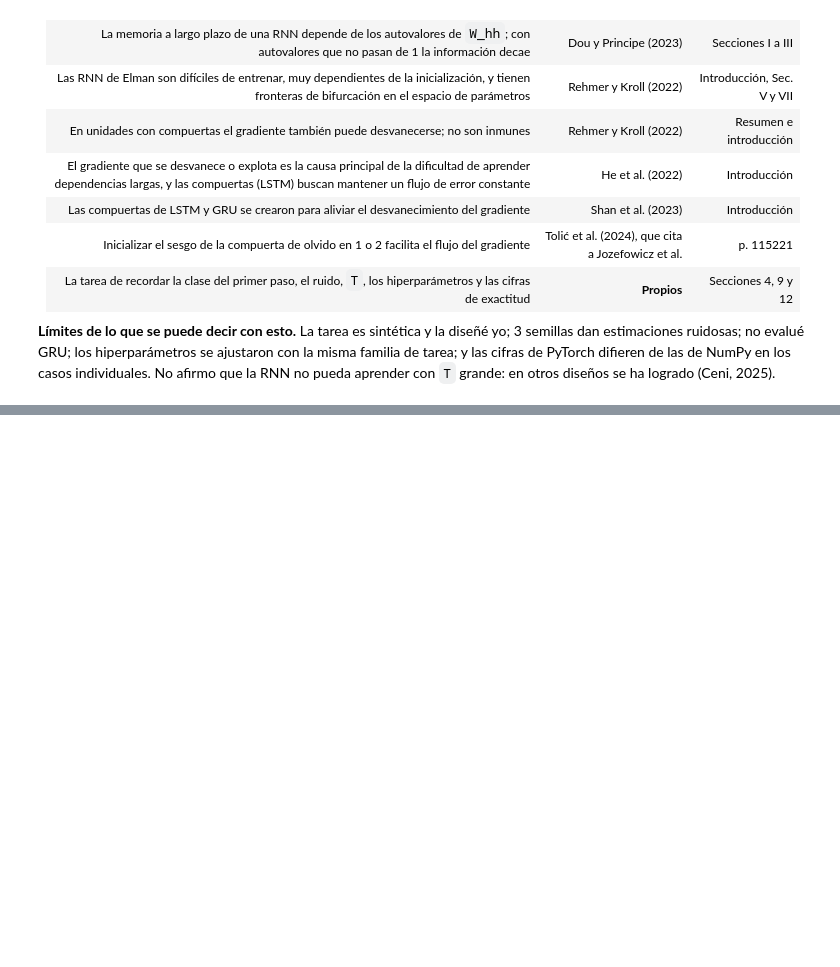
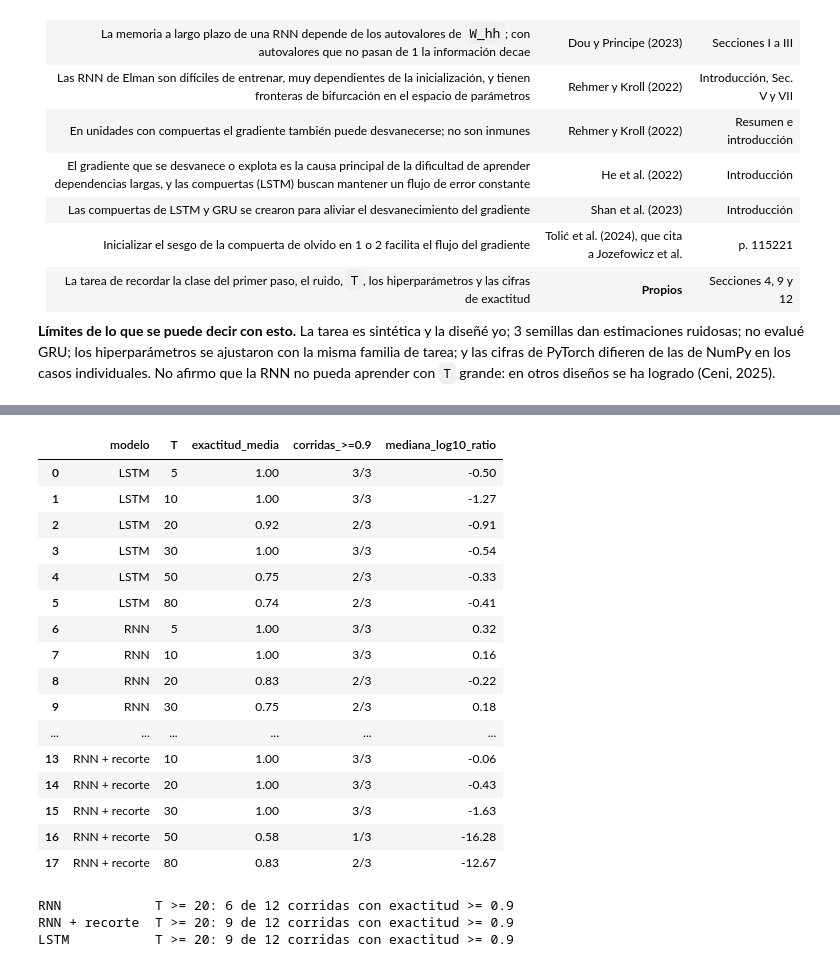
Before and after one commit to darkJCdark/pucp-2026-2-inf659-advanced-data-mining-techniques-intelligent-systems, a Jupyter notebook: 2. Semanas/S11/Vibe Quest/vibe_quest_s11_gradientes_rnn_lstm.ipynb, the cells around one changed output, grey strips where cells are left out. Drawn from its saved outputs; the diff is of its cells as text; code cells hidden in the pictures; blank space fills up the shorter version.

```diff
--- a/2. Semanas/S11/Vibe Quest/vibe_quest_s11_gradientes_rnn_lstm.ipynb
+++ b/2. Semanas/S11/Vibe Quest/vibe_quest_s11_gradientes_rnn_lstm.ipynb
@@ -492,0 +597,33 @@ Estas cifras salen de una ejecución en Google Colab con `torch 2.11.0` (CPU, 1
+# %%
+filas = []
+for (modelo, T), g in resultados.groupby(["modelo", "T"]):
+    filas.append({"modelo": modelo, "T": T, "exactitud_media": g.exactitud_prueba.mean(),
+                  "corridas_>=0.9": f"{int((g.exactitud_prueba >= 0.9).sum())}/{len(g)}",
+                  "mediana_log10_ratio": g.log10_ratio_grad.median()})
+resumen_lectura = pd.DataFrame(filas).round(2)
+display(resumen_lectura)
+largas = resultados[resultados["T"] >= 20]
+for modelo in ["RNN", "RNN + recorte", "LSTM"]:
+    sub = largas[largas.modelo == modelo]
+    print(f"{modelo:<14} T >= 20: {int((sub.exactitud_prueba >= 0.9).sum())} de {len(sub)} corridas con exactitud >= 0.9")
+# %% [output]
+|  | modelo | T | exactitud_media | corridas_>=0.9 | mediana_log10_ratio |
+| 0 | LSTM | 5 | 1.00 | 3/3 | -0.50 |
+| 1 | LSTM | 10 | 1.00 | 3/3 | -1.27 |
+| 2 | LSTM | 20 | 0.92 | 2/3 | -0.91 |
+| 3 | LSTM | 30 | 1.00 | 3/3 | -0.54 |
+| 4 | LSTM | 50 | 0.75 | 2/3 | -0.33 |
+| 5 | LSTM | 80 | 0.74 | 2/3 | -0.41 |
+| 6 | RNN | 5 | 1.00 | 3/3 | 0.32 |
+| 7 | RNN | 10 | 1.00 | 3/3 | 0.16 |
+| 8 | RNN | 20 | 0.83 | 2/3 | -0.22 |
+| 9 | RNN | 30 | 0.75 | 2/3 | 0.18 |
+| ... | ... | ... | ... | ... | ... |
+| 13 | RNN + recorte | 10 | 1.00 | 3/3 | -0.06 |
+| 14 | RNN + recorte | 20 | 1.00 | 3/3 | -0.43 |
+| 15 | RNN + recorte | 30 | 1.00 | 3/3 | -1.63 |
+| 16 | RNN + recorte | 50 | 0.58 | 1/3 | -16.28 |
+| 17 | RNN + recorte | 80 | 0.83 | 2/3 | -12.67 |
+RNN            T >= 20: 6 de 12 corridas con exactitud >= 0.9
+RNN + recorte  T >= 20: 9 de 12 corridas con exactitud >= 0.9
+LSTM           T >= 20: 9 de 12 corridas con exactitud >= 0.9
```
Also changed, not shown: parts of 33 cells of this notebook, 7 other files.
